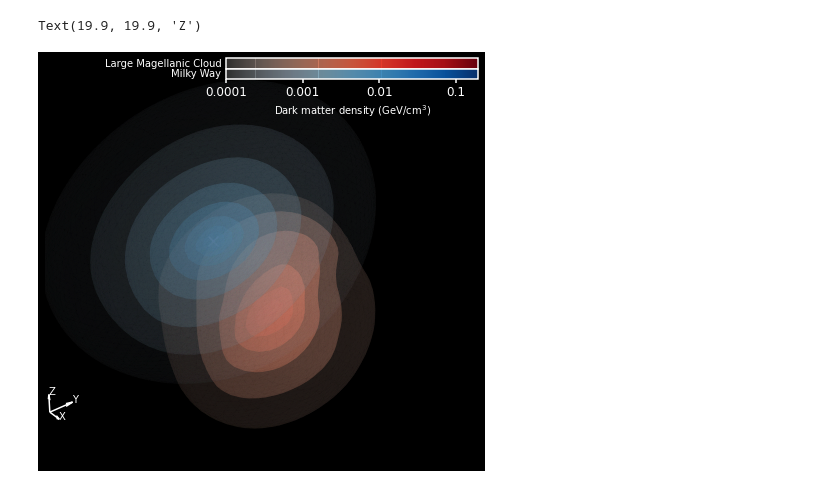
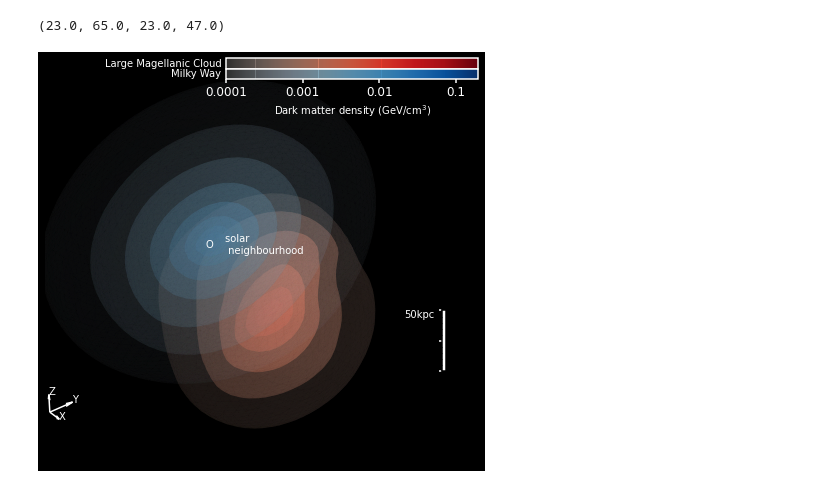
Before and after one commit to katelinbdonaldson/Local-LMC-dark-matter, a Jupyter notebook: Schematic Figure.ipynb, the cells around one changed output. Cells and saved outputs as stored; diff of their text form; code cells hidden in the pictures.

```diff
--- a/Schematic Figure.ipynb
+++ b/Schematic Figure.ipynb
@@ -53,8 +53,6 @@ def make_rgb(normals,faces,ls,startcolor=cm.viridis(0.5)):
 
     return rgbNew
 # %%
-# read in the file
-
 M = np.genfromtxt('MW_LMC_density_3d_2.txt',skip_header=1)
 
 xsize = 71
@@ -68,7 +66,6 @@ DL = M[:,4].reshape([xsize,xsize,xsize]) # LMC density values
 # Plot
 fig = plt.figure(figsize=(10,7))
 ax = fig.add_subplot(projection='3d')
-
 
 # make the figure
 ls = LightSource(azdeg=90.0, altdeg=30.0)
@@ -140,7 +137,6 @@ my_cmap = ListedColormap(my_cmap)
 
 norm = mpl.colors.Normalize(vmin=0., vmax=2.)
 cb1 = mpl.colorbar.ColorbarBase(ax5, cmap=my_cmap,norm=norm,orientation='horizontal')
-#cb1.set_label('dark matter density (M$_\odot$/pc$^3$)',size=10,color='white')
 cb1.ax.minorticks_off()
 cb1.set_ticks([])
 ax5.tick_params(axis='x', colors='white')
@@ -152,6 +148,12 @@ ax5.text(-0.02,0.5,'Large Magellanic Cloud',ha='right',va='center',transform=ax5
 
 ax6 = fig.add_axes([0.5,0.88,0.35,0.02])
 
+#  create scale bar
+ax7 = fig.add_axes([0.8,0.3,0.005,0.12])
+ax7.tick_params(axis='y', colors='white')
+ax7.set_xticklabels(())
+ax7.set_yticklabels(())
+
 # plot the contours of the Milky Way dark matter halo
 cmap = cm.Blues
 my_cmap = cmap(np.arange(cmap.N))
@@ -162,37 +164,57 @@ my_cmap = ListedColormap(my_cmap)
 
 norm = mpl.colors.Normalize(vmin=-4., vmax=-1.8)
 cb1 = mpl.colorbar.ColorbarBase(ax6, cmap=my_cmap,norm=norm,orientation='horizontal')
-#cb1.set_label('dark matter density (M$_\odot$/pc$^3$)',size=10,color='white')
 cb1.set_label('Dark matter density (GeV/cm$^3$)',size=10,color='white')
 cb1.ax.minorticks_off()
 
 # convert the ticks to be in GeV/cm^3, even though the density is in Msun/pc^3
 cb1.set_ticks([-4,-3.333,-2.666,-2])
 cb1.set_ticklabels([0.0001,0.001,0.01,0.1])
 ax6.tick_params(axis='x', colors='white')
 ax6.tick_params(axis='both', colors='white')
 cb1.outline.set_edgecolor('white')
 cb1.patch.set_facecolor((0,0,0,1)) # https://stackoverflow.com/questions/26851194/matplotlib-change-background-color-of-colorbar-when-using-transparent-colors
 ax6.set_facecolor('black')
 
 ax6.text(-0.02,0.5,'Milky Way',ha='right',va='center',transform=ax6.transAxes,color='white')
 
 half = 71./2.
 rscldisc = 300./80.
 
 # vector indicators
 X = half-np.array([13,13,13])*1.2
 vecsize = 3
 U = [ vecsize, 0, 0]
 V = [ 0, vecsize, 0]
 W = [ 0, 0, vecsize]
 
 ax.quiver(X,X,X-10,U,V,W,color='white')
 ax.text(X[0]+vecsize,X[0],X[0]-10,'X',size=10,color='white')
 ax.text(X[0],X[0]+vecsize,X[0]-10,'Y',size=10,color='white')
 ax.text(X[0],X[0],X[0]+vecsize-10,'Z',size=10,color='white')
 
-ax.scatter([xsize/2.-rscldisc*0.07],[xsize/2.],[xsize/2.], color = 'white', s=100, marker="x", zorder=10000)
+# create a blank subplot of the same dimensions on top of the contour plot to add annotations
+ax = fig.add_subplot(projection = '3d')
+
+ax.w_xaxis.set_pane_color((0.0, 0.0, 0.0, 0.0))
+ax.w_yaxis.set_pane_color((0.0, 0.0, 0.0, 0.0))
+ax.w_zaxis.set_pane_color((0.0, 0.0, 0.0, 0.0))
+ax.patch.set_alpha(0)
+
+minlim = int(0.3333*xsize)
+maxlim = int(0.6666*xsize)
+
+ax.set_xlim(minlim,65)
+ax.set_ylim(minlim,maxlim)
+ax.set_zlim(minlim,maxlim)
+
+ax.text(xsize/2.-rscldisc*0.07+1,xsize/2.,xsize/2.,'O', size = 10, color = 'white')
+ax.text(xsize/2.-rscldisc*0.07+5,xsize/2.,xsize/2.,'solar \n neighbourhood', size = 10, color = 'white')
+ax.text(xsize/2.-rscldisc*0.07+49,xsize/2.-10,xsize/2.+7,'50kpc', size = 10, color = 'white')
+
+ax.set_xticklabels(())
+ax.set_yticklabels(())
+ax.axis('off')
 # %% [output]
-Text(19.9, 19.9, 'Z')
+(23.0, 65.0, 23.0, 47.0)
-[figure, old version]
+[figure, new version]
```
Also changed, not shown: parts of 1 cell of this notebook, 2 other files.
